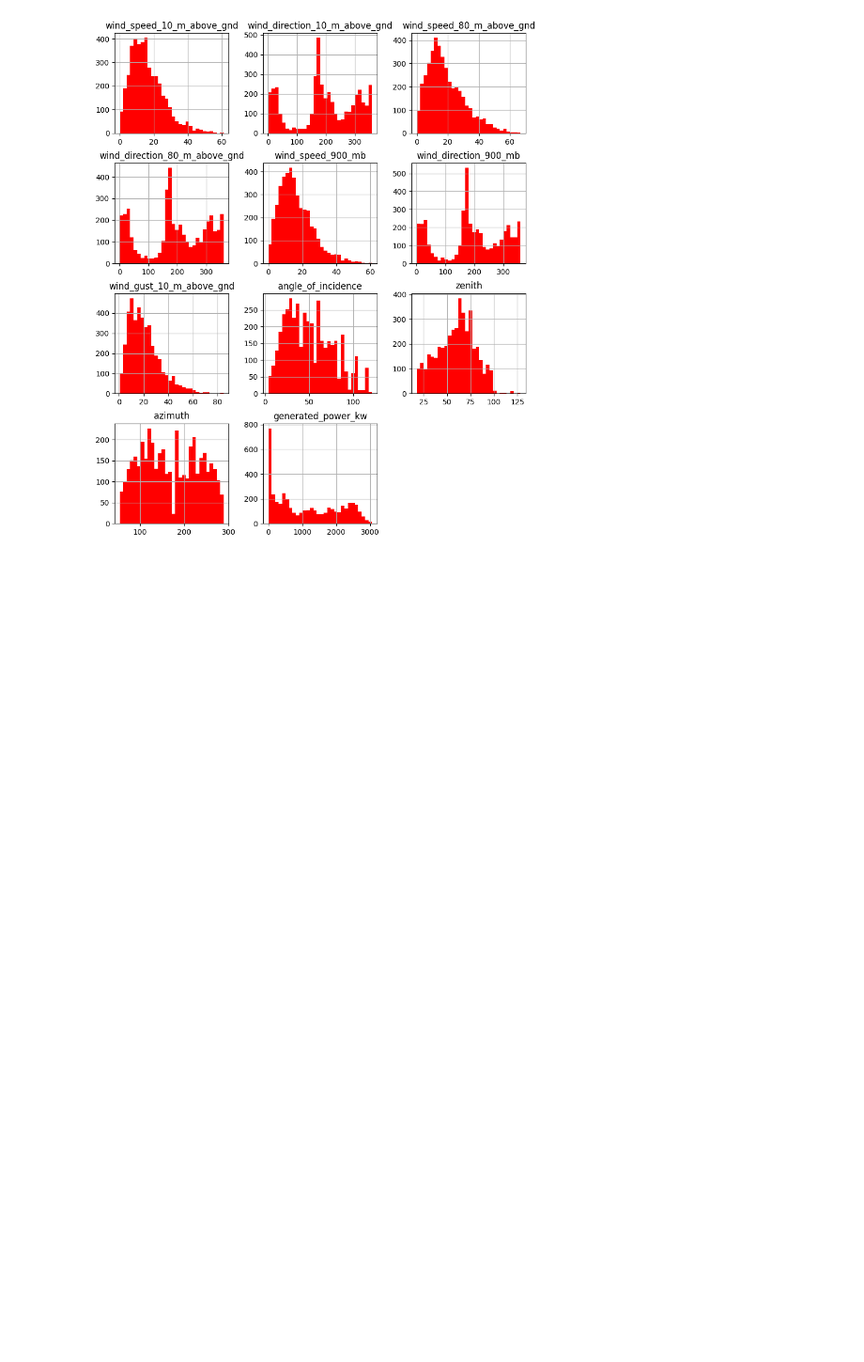
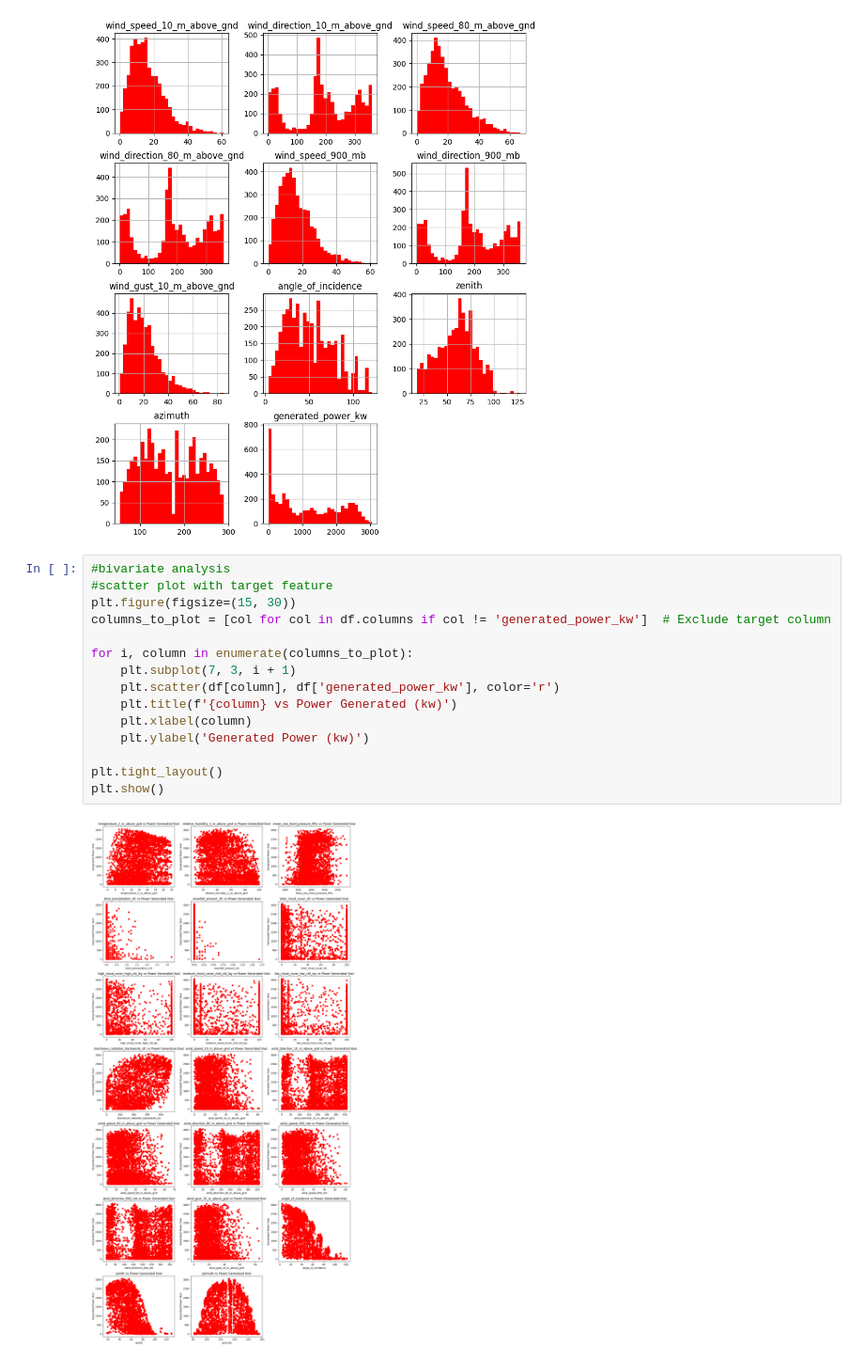
Before and after one commit to Munaf-G/Solar-Power-Prediction, a Jupyter notebook: solarpower.ipynb, the cells around one changed output. Shown at 94% size. Cells and saved outputs as stored; diff of their text form; blank space fills up the shorter version.

```diff
--- a/solarpower.ipynb
+++ b/solarpower.ipynb
@@ -138,3 +138,20 @@ df[df.columns[10:]].hist( bins=30,figsize=(10,12), color='r')
 plt.show()
 # %% [output]
 [figure]
+# %%
+#bivariate analysis
+#scatter plot with target feature
+plt.figure(figsize=(15, 30))
+columns_to_plot = [col for col in df.columns if col != 'generated_power_kw']  # Exclude target column
+
+for i, column in enumerate(columns_to_plot):
+    plt.subplot(7, 3, i + 1)
+    plt.scatter(df[column], df['generated_power_kw'], color='r')
+    plt.title(f'{column} vs Power Generated (kw)')
+    plt.xlabel(column)
+    plt.ylabel('Generated Power (kw)')
+
+plt.tight_layout()
+plt.show()
+# %% [output]
+[figure, added]
```
Also changed, not shown: parts of 3 cells of this notebook.
